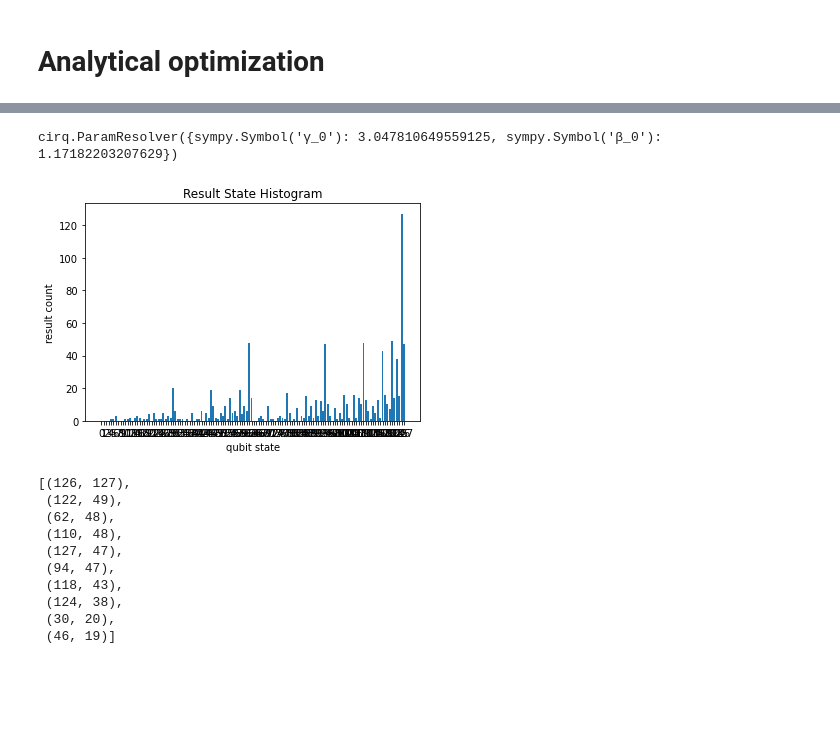
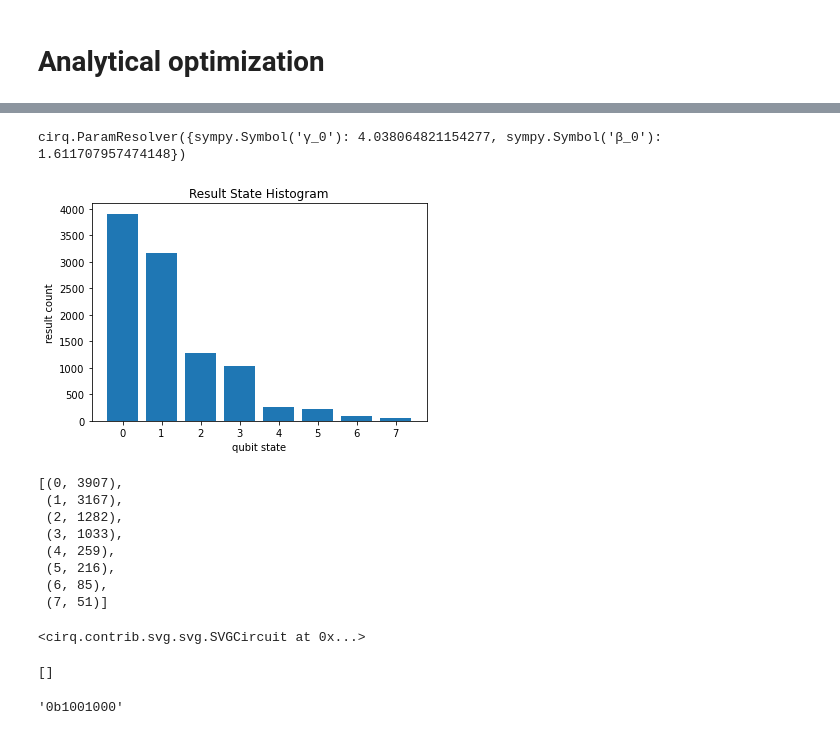
Before and after one commit to DanielPora/BILP-Q-version-for-Circ, a Jupyter notebook: BILP-Q Cirq Tutorial.ipynb, the cells around one changed output, grey strips where cells are left out. Cells and saved outputs as stored; diff of their text form; code cells hidden in the pictures; blank space fills up the shorter version.

Commit message:
Update BILP-Q Cirq Tutorial.ipynb
latest debugging with supreeth

```diff
--- a/BILP-Q Cirq Tutorial.ipynb
+++ b/BILP-Q Cirq Tutorial.ipynb
@@ -42,5 +46,5 @@ b = [1, 1, 1]
 # %%
-qubo_penalty = 50 * -1
+qubo_penalty = 100 * -1
 
 linear,quadratic = get_QUBO_coeffs(c,S,b,qubo_penalty)        # A function in Utils_CSG.py
 
@@ -60,6 +64,6 @@ for key,value in quadratic.items():
     Q[int(key[0].split('_')[1]),int(key[1].split('_')[1])] = value/2
     Q[int(key[1].split('_')[1]),int(key[0].split('_')[1])] = value/2
 
-Q = Q/240
+Q = Q/201
 Q.round(1)
 # %% [output]
@@ -132,39 +132,6 @@ def cost(in_circuit:cirq.circuits.circuit.Circuit, gamma_value:float, Q:np.ndarr
             circuit.append(cirq.Z(qubits[row]) ** (gamma_value * lin))
 
     return circuit
-# %%
-def cost(in_circuit:cirq.circuits.circuit.Circuit, gamma_value:float, Q:np.ndarray) -> cirq.circuits.circuit.Circuit:
-    """Adds the cost layer defined by QUBO matrix Q to circuit with the parameter gamma_value"""
-
-
-    circuit = in_circuit.copy()
-    nrow = np. size(Q, 0)
-    ncol = np. size(Q, 1)
-
-    # in the Q matrix, diagonal entries represent the coefficients for linear terms, while the of-diagonal non-zero elements
-    # are the coefficients for mixed terms. A linear term will be implemented as Z rotation gate on the resprective qubit,
-    # while a mixed term is implemented as ZZ rotational gate on the 2 resprective qubits.
-    # the rotations are parametrized by the gamma_value for this sprecific layer
-
-    for row in range(nrow):
-        # we don't need to iterrate through the whole matrix, since it's symetrical. The upper right part and diagonal is enough
-        for col in range(row, ncol):
-
-            if row == col:
-                lin = Q[row,col]
-                continue
-                # if the element is on the diagonal we will collect the coefficient to apply the single Z gate after all
-                # ZZ gates are done on this qubit
-
-            elif Q[row,col] != 0:
-                # when we have a non-diagonal element that is not zero we append a gama_value
-                # parametrized ZZ rotation gate on the resprective 2 qubits
-                circuit.append(cirq.ZZ(qubits[row],qubits[col]) ** (gamma_value))
-        # the single qubit z gate for linear terms at the end of all ZZ gate for this qubit
-        if lin != 0:
-            circuit.append(cirq.Z(qubits[row]) ** (gamma_value * 0.5))
-
-    return circuit
 # %% [markdown]
 ## Creating the circuit
 Note: the layer-functions still change the circuit in-place
@@ -290,5 +257,6 @@ def m_op(Q):
     return ez
 # %%
 M = m_op(Q)
-M= M_z(7)
+M.shape
+#M = M_z(7)
 #defines the measurement operator C(z) in
@@ -444,24 +414,34 @@ opt_params
 # %%
-num_reps = 1000
+num_reps = 10000
 params = cirq.ParamResolver(opt_params)
 print(params)
 measure_result = simulator.run(measure_qoao, param_resolver=params, repetitions = num_reps)
-
 cirq.plot_state_histogram(measure_result, plt.subplot())
 plt.show()
 counts = measure_result.histogram(key='result')
 solution = counts.most_common(10)
 solution
 # %% [output]
-cirq.ParamResolver({sympy.Symbol('γ_0'): 3.047810649559125, sympy.Symbol('β_0'): 1.17182203207629})
+cirq.ParamResolver({sympy.Symbol('γ_0'): 4.038064821154277, sympy.Symbol('β_0'): 1.611707957474148})
-[figure, old version]
+[figure, new version]
-[(126, 127),
- (122, 49),
- (62, 48),
- (110, 48),
- (127, 47),
- (94, 47),
- (118, 43),
- (124, 38),
- (30, 20),
- (46, 19)]
+[(0, 3907),
+ (1, 3167),
+ (2, 1282),
+ (3, 1033),
+ (4, 259),
+ (5, 216),
+ (6, 85),
+ (7, 51)]
+# %%
+SVGCircuit(measure_qoao)
+# %% [output]
+<cirq.contrib.svg.svg.SVGCircuit at 0x...>
+# %%
+
+decode([0.,0.,0.], coalition_values)
+# %% [output]
+[]
+# %%
+bin(72)
+# %% [output]
+'0b1001000'
```
Also changed, not shown: parts of 9 cells of this notebook.
